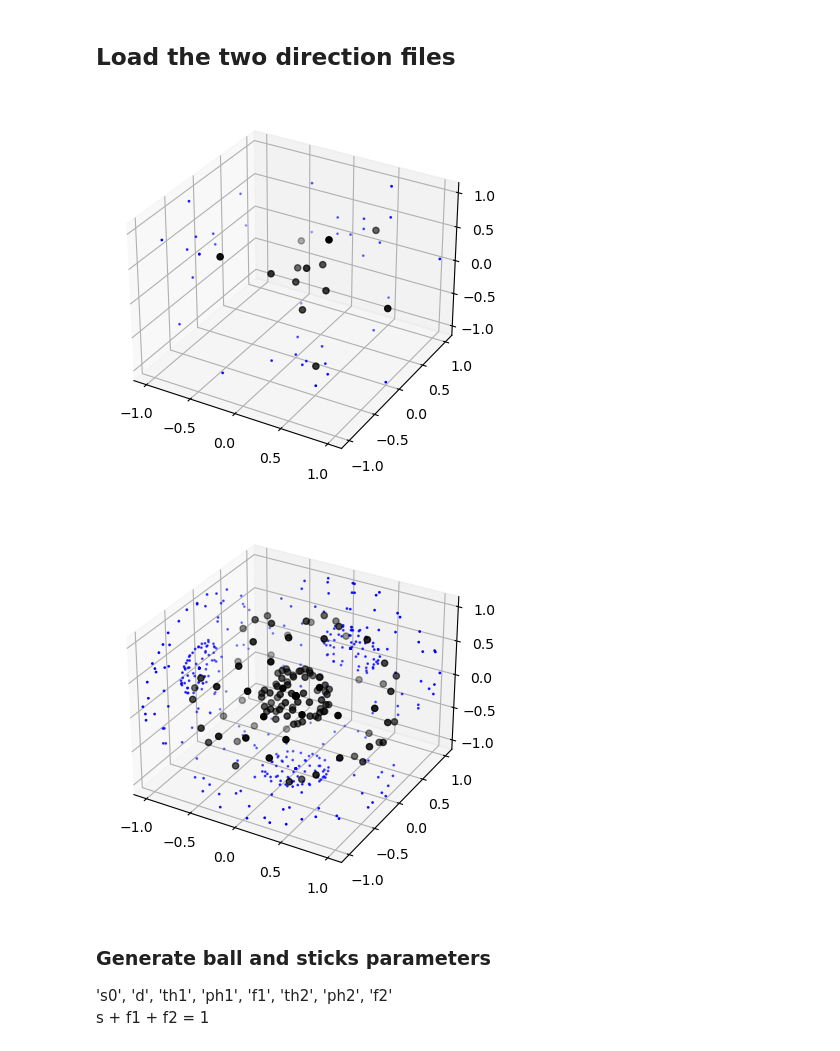
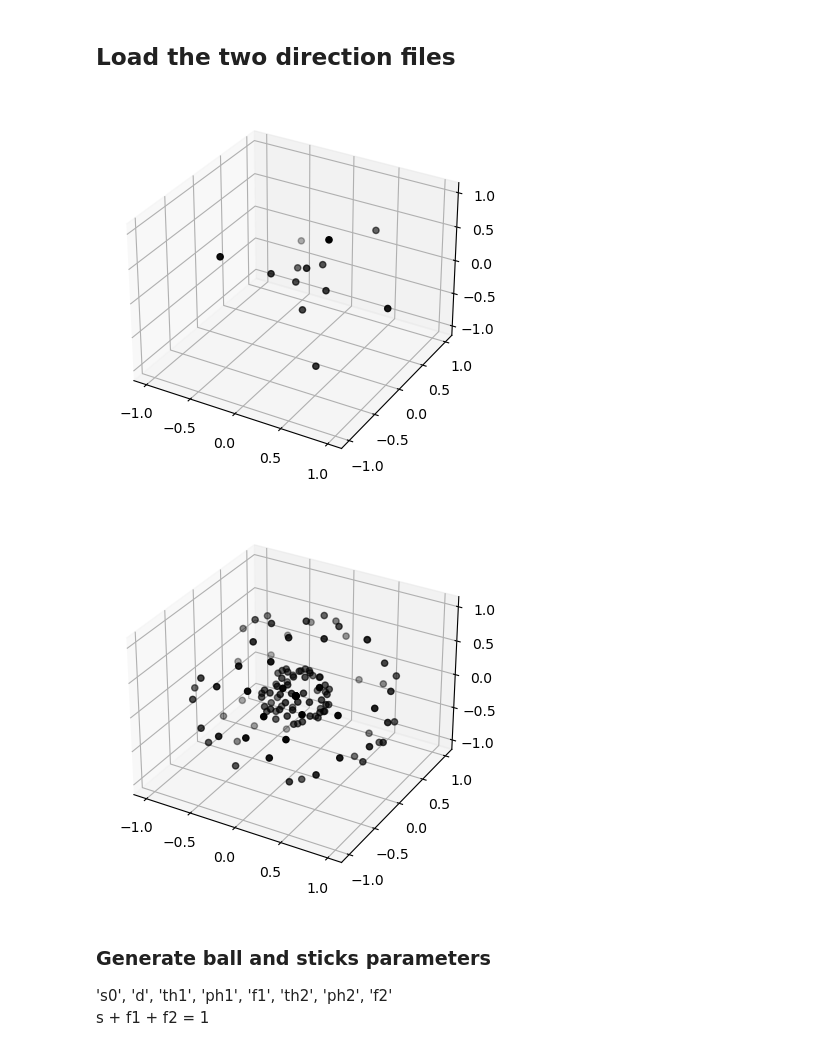
Before and after one commit to wtclarke/fsl-mrs-dynamic-fitting, a Jupyter notebook: dwmrs/1_simulation_dti/ball_and_sticks_simulation.ipynb, the cells around one changed output. Drawn from its saved outputs; the diff is of its cells as text; code cells hidden in the pictures.

Commit message:
Update to sim dwmrs images

```diff
--- a/dwmrs/1_simulation_dti/ball_and_sticks_simulation.ipynb
+++ b/dwmrs/1_simulation_dti/ball_and_sticks_simulation.ipynb
@@ -19,34 +19,34 @@ The autoreload extension is already loaded. To reload it, use:
 # %%
 def load_file(file_path, max_bvalue=3, plot=True):
     bvecs = []
     bvptrn = re.compile(r'Vector\[\d+\] = \((.*)\)')
     with open(file_path) as bv:
         for line in bv.readlines():
             match = bvptrn.match(line)
             if match:
                 bvecs.append([float(x) for x in match[1].split(',')])
     bvecs = np.asarray(bvecs)
 
     if plot:
         fig = plt.figure()
         ax = fig.add_subplot(projection='3d')
-        ax.scatter(bvecs[:,0], bvecs[:,1], -1.1 + 0*bvecs[:,2], c='b', s=1)
-        ax.scatter(bvecs[:,0], 1.1 + 0*bvecs[:,1], bvecs[:,2], c='b', s=1)
-        ax.scatter(-1.1 + 0*bvecs[:,0], bvecs[:,1], bvecs[:,2], c='b', s=1)
+        # ax.scatter(bvecs[:,0], bvecs[:,1], -1.1 + 0*bvecs[:,2], c='b', s=1)
+        # ax.scatter(bvecs[:,0], 1.1 + 0*bvecs[:,1], bvecs[:,2], c='b', s=1)
+        # ax.scatter(-1.1 + 0*bvecs[:,0], bvecs[:,1], bvecs[:,2], c='b', s=1)
         ax.scatter(bvecs[:,0], bvecs[:,1], bvecs[:,2], c='k')
         ax.set_xlim([-1.1, 1.1])
         ax.set_ylim([-1.1, 1.1])
         ax.set_zlim([-1.1, 1.1])
         plt.show()
 
     return bvecs * max_bvalue
 
 # B values in units of s/mm^2
 b_6_dir =load_file('b_1000_3000_6dir', max_bvalue=3000, plot=True)
 b_60_dir =load_file('b_1000_3000_60dir', max_bvalue=3000, plot=True)
 # %% [output]
-[figure, old version]
+[figure, new version]
-[figure, old version]
+[figure, new version]
 # %% [markdown]
 ### Generate ball and sticks parameters
 
```
